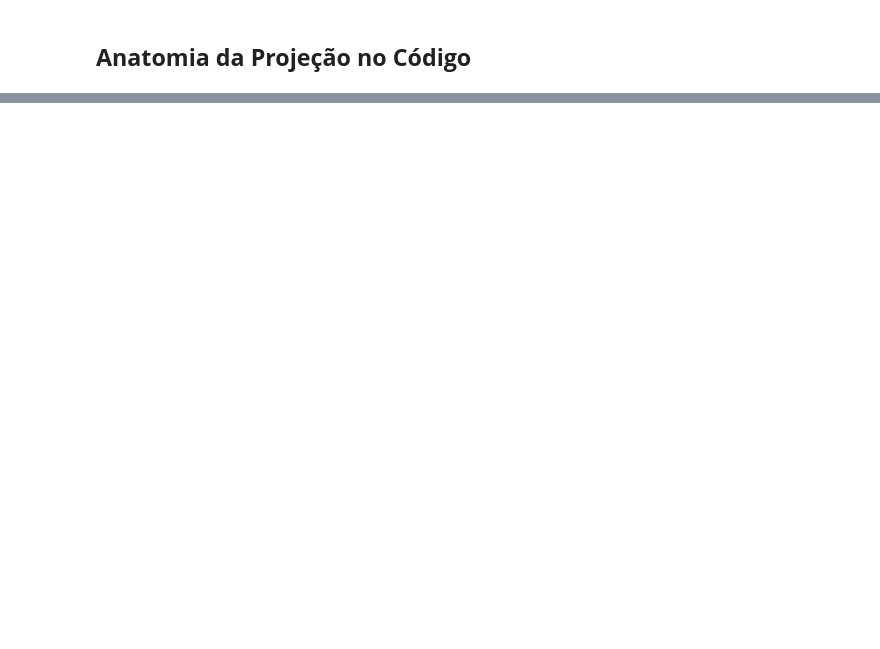
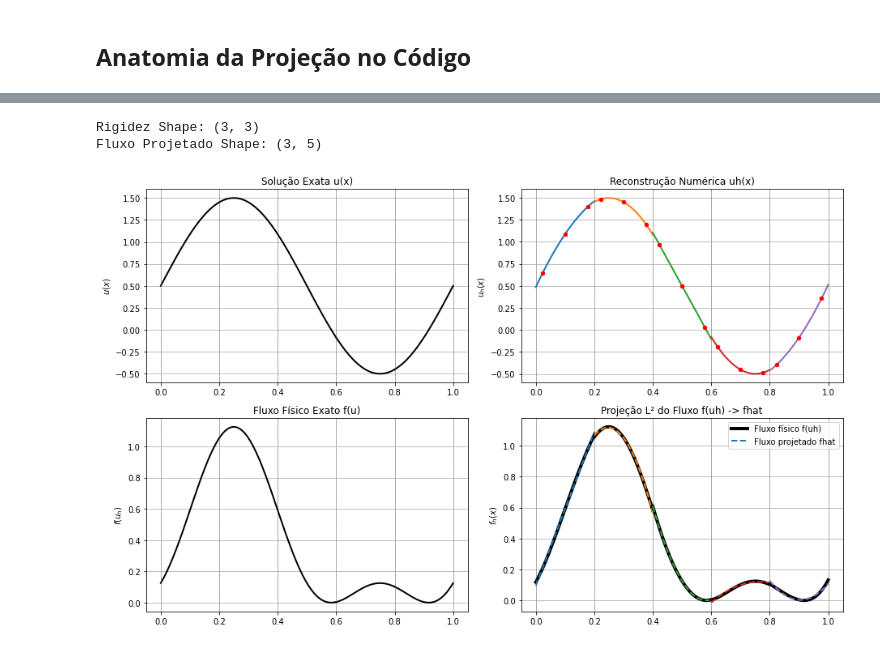
Before and after one commit to properallan/CFD4SciML, a Jupyter notebook: DG/Lessons/07_FluxProjection.ipynb, the cells around one changed output, grey strips where cells are left out. Drawn from its saved outputs; the diff is of its cells as text; code cells hidden in the pictures; blank space fills up the shorter version.

Commit message:
Add v2 das aulas 06 e 07
V2 da Aula 06: Ajustes textuais e pequenas correções de código
V2 da Aula 07: Teoria completa adicionada, modificacoes no codigo e adicao de exemplos

```diff
--- a/DG/Lessons/07_FluxProjection.ipynb
+++ b/DG/Lessons/07_FluxProjection.ipynb
@@ -153,14 +163,6 @@ def FluxProjection(ut_list: list, FluxFunc: callable, nlpsi: np.ndarray, nlwi: n
 
     FluxFunc : callable
         Função responsável por calcular os fluxos físicos.
-
-        Exemplos
-        --------
-        Burgers:
-            FluxFunc(u) -> f
-
-        Euler:
-            FluxFunc(rho, rhou, E) -> (f1, f2, f3)
 
     nlpsi : ndarray
         Base modal avaliada nos pontos da quadratura de superintegração.
@@ -215,7 +217,7 @@ def FluxProjection(ut_list: list, FluxFunc: callable, nlpsi: np.ndarray, nlwi: n
 
     for fh in fh_list:
         b = ProjectionMatrix @ fh
-        fhat = (InvM * b.T).T
+        fhat = InvM[:, None] * b
         fhat_list.append(fhat)
 
     # Compatibilidade com problemas escalares
@@ -515,0 +307,69 @@ hft_proj, uft_proj = FluxProjection([hhat_inner, uhat_inner], ShallowFlux, nlpsi
+# %%
+print(f"Rigidez Shape: {np.shape(Ss)}")
+
+print(f"Fluxo Projetado Shape: {np.shape(fhat_burg)}")
+# %% [output]
+Rigidez Shape: (3, 3)
+Fluxo Projetado Shape: (3, 5)
+# %%
+##################### Plots #####################
+fig, ax = plt.subplots(2, 2, figsize=(13,8))
+
+# Pontos de alta resolução para visualização
+Nplot = 20
+xplot_ref = np.linspace(-1.0, 1.0, Nplot)
+psi_plot = LegendreBasis(N, xplot_ref)
+
+for k in range(K):
+
+    xa = VX[k]
+    xb = VX[k+1]
+
+    x_plot = 0.5 * (xb - xa) * xplot_ref + 0.5 * (xa + xb) # Domínio físico para visualização
+    x_quad = 0.5 * (xb - xa) * xi + 0.5 * (xa + xb)        # Pontos de quadratura reais do elemento
+
+    u_exact = InviscidBurgers(x_plot) # Solução exata de u
+    f_exact = BurgersFlux(u_exact)             # Calcula o fluxo físico EXATO usando u(x)
+
+    uh = psi_plot @ uhat_burg[:, k:k+1]        # Reconstrução de u
+    fh = BurgersFlux(uh)                       # Fluxo físico (usado para a projeção)
+    fh_proj = psi_plot @ fhat_burg[:, k:k+1]   # Fluxo projetado
+
+
+    # Solução exata de u
+    ax[0, 0].plot(x_plot, u_exact, color="black", lw=2)
+
+    # Reconstrução de u
+    ax[0, 1].plot(x_plot, uh, lw=2)
+    ax[0, 1].scatter(x_quad, InviscidBurgers(x_quad), color="red", s=20, zorder=5) # pontos da quadratura
+
+    # Plot 3 FLUXO EXATO contínuo
+    ax[1, 0].plot(x_plot, f_exact, color="black", lw=2)
+
+    # Plot 4: Comparação (o que o solver viu vs o que ele projetou)
+    ax[1, 1].plot(x_plot,fh,'k',lw=4,label="Fluxo físico f(uh)" if k == 0 else None)
+
+    ax[1, 1].plot(x_plot,fh_proj,"--",lw=2,label="Fluxo projetado fhat" if k == 0 else None)
+
+# Desenha as interfaces dos elementos e configura eixos
+for eixo in ax.ravel():
+    for x in VX:
+        eixo.axvline(x, color="gray", ls=":", lw=0.8)
+    eixo.grid(True)
+
+ax[0,0].set_title("Solução Exata u(x)")
+ax[0,1].set_title("Reconstrução Numérica uh(x)")
+ax[1,0].set_title("Fluxo Físico Exato f(u)")
+ax[1,1].set_title("Projeção L² do Fluxo f(uh) -> fhat")
+
+ax[0, 0].set_ylabel(r"$u(x)$")
+ax[0, 1].set_ylabel(r"$u_h(x)$")
+ax[1, 0].set_ylabel(r"$f(u_h)$")
+ax[1, 1].set_ylabel(r"$f_h(x)$")
+
+ax[1, 1].legend()
+
+plt.tight_layout()
+plt.show()
+# %% [output]
+[figure, added]
```
Also changed, not shown: parts of 22 cells of this notebook, 1 other file.
